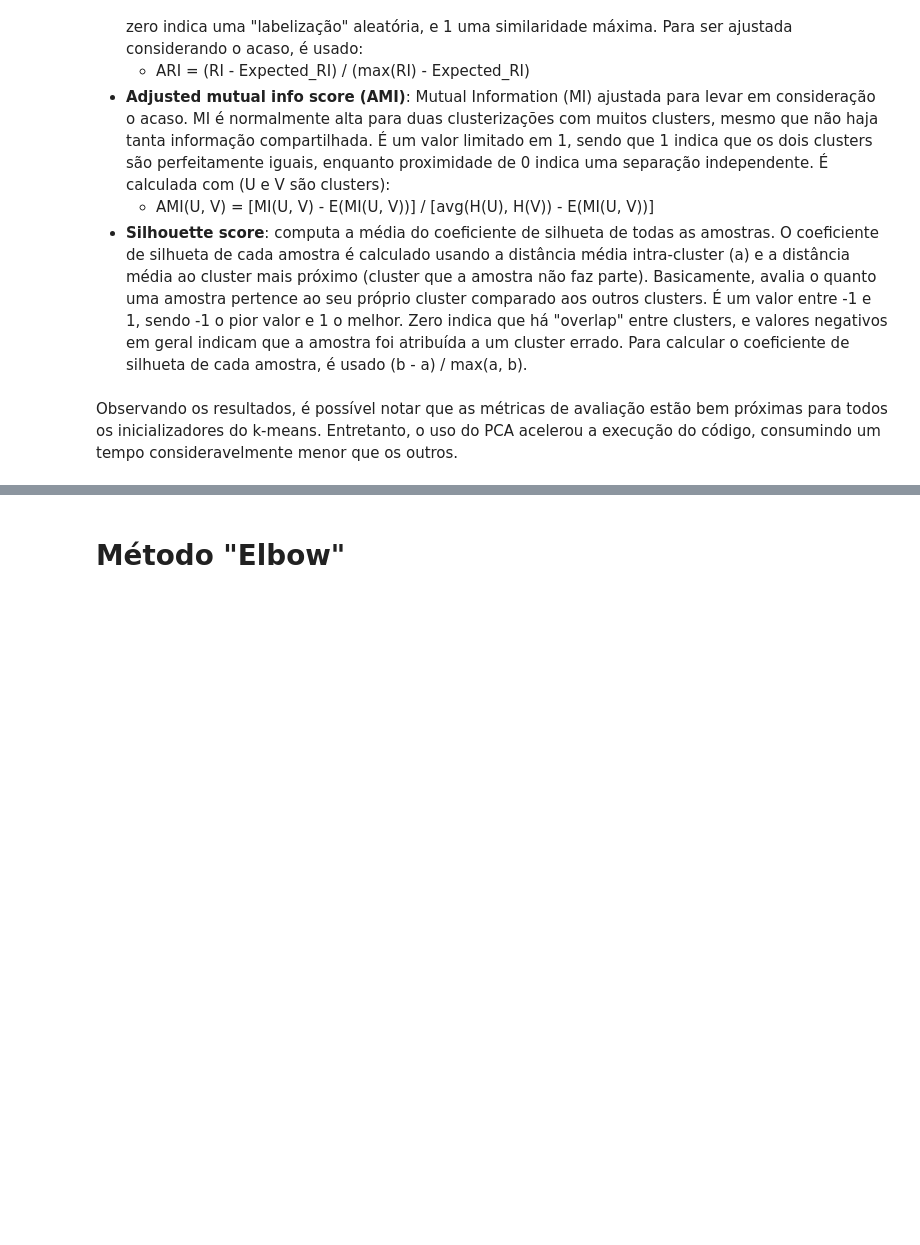
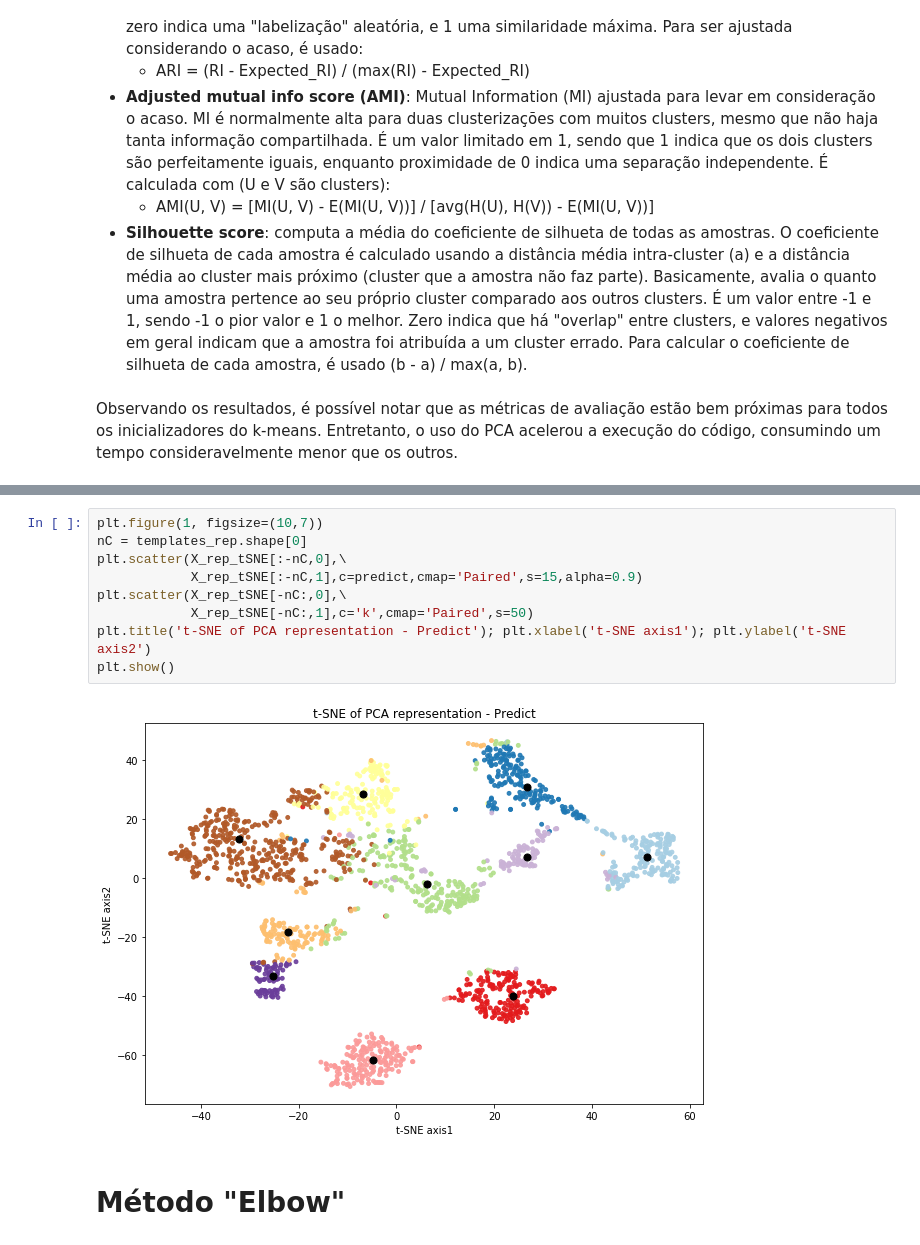
Before and after one commit to cordeirolibel/RPI, a Jupyter notebook: T03/kmeans.ipynb, the cells around one changed output, grey strips where cells are left out. Drawn from its saved outputs; the diff is of its cells as text; blank space fills up the shorter version.

```diff
--- a/T03/kmeans.ipynb
+++ b/T03/kmeans.ipynb
@@ -134,3 +156,14 @@ ________________________________________________________________________________
+# %%
+plt.figure(1, figsize=(10,7))
+nC = templates_rep.shape[0]
+plt.scatter(X_rep_tSNE[:-nC,0],\
+            X_rep_tSNE[:-nC,1],c=predict,cmap='Paired',s=15,alpha=0.9)
+plt.scatter(X_rep_tSNE[-nC:,0],\
+            X_rep_tSNE[-nC:,1],c='k',cmap='Paired',s=50)
+plt.title('t-SNE of PCA representation - Predict'); plt.xlabel('t-SNE axis1'); plt.ylabel('t-SNE axis2')
+plt.show()
+# %% [output]
+[figure, added]
 # %% [markdown]
 # Método "Elbow"
 # %%
```
Also changed, not shown: parts of 12 cells of this notebook, 2 other files.
